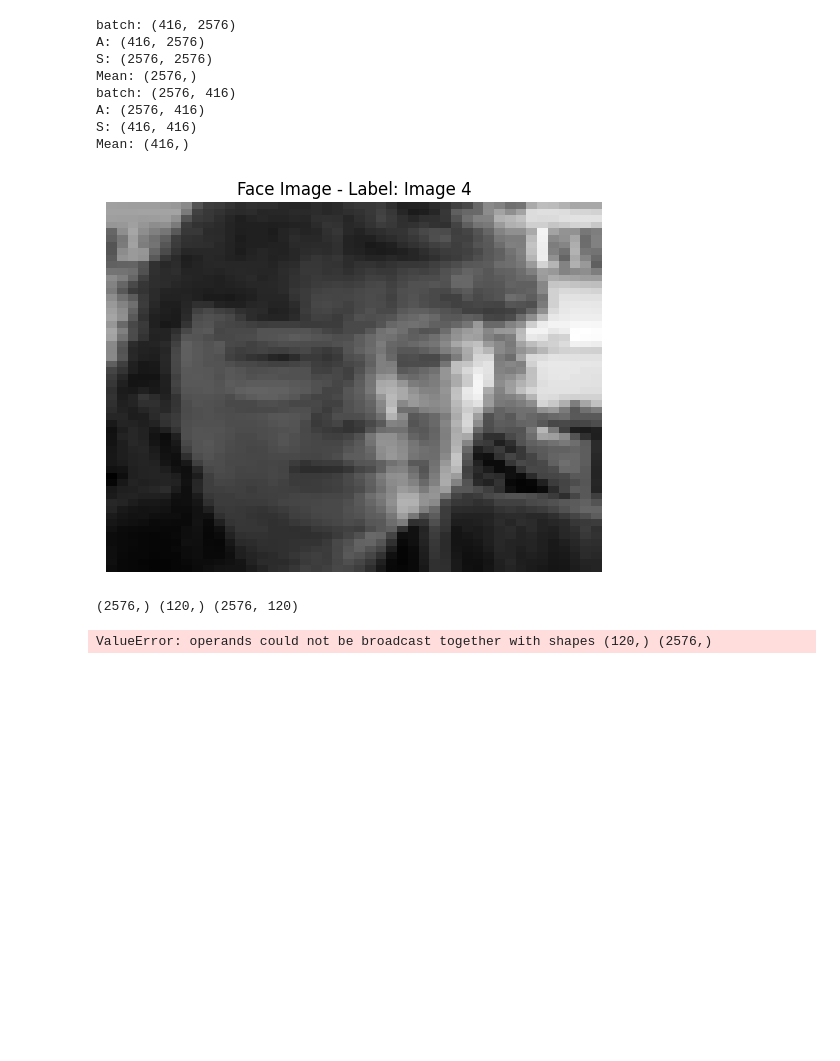
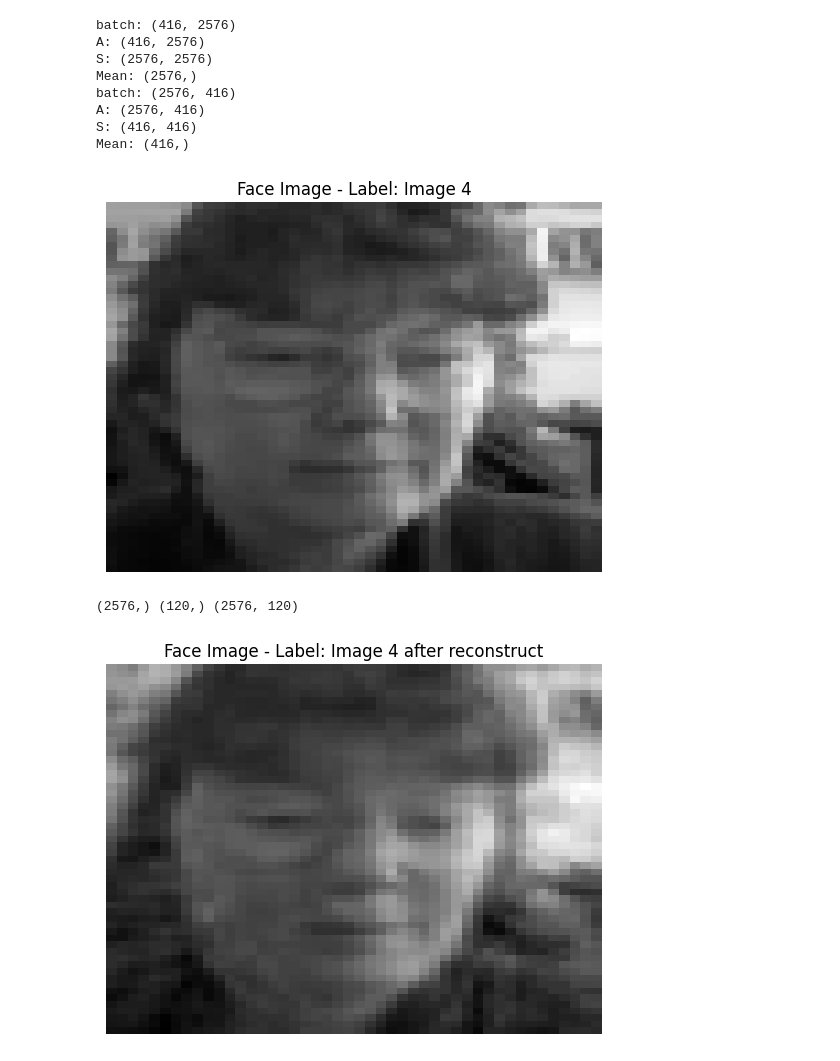
Before and after one commit to Swar2424/CS, a Jupyter notebook: eigenfaces copy.ipynb, the cells around one changed output. Saved outputs shown, nothing was run; the diff lists cells and outputs as text; code cells hidden in the pictures; blank space fills up the shorter version.

```diff
--- a/eigenfaces copy.ipynb
+++ b/eigenfaces copy.ipynb
@@ -96,28 +96,29 @@ Mean: (416,)
 # %%
 def deconstruct(image, eigenvects, mean):
     reduced = image - mean
     projected = np.zeros((eigenvects.shape[1]))
     for i, vector in enumerate(eigenvects.T) :
         projected[i] = np.dot(reduced, vector)
     return projected
 
 
 def reconstruct(projected, eigenvects, mean) :
     image = mean.copy()
     print(image.shape, projected.shape, eigenvects.shape)
-    for i, vector in enumerate(eigenvects.T) :
-        image += projected[i] * vector
+ #   for i, vector in enumerate(eigenvects) :
+ #       image += projected[i] * vector
 
-    return image + mean
+    image = mean + np.sum((eigenvects * projected), axis=1)
+    return image
 
 
 test_image = X[:, 4]
 display_image(test_image, "Image 4")
 projected = deconstruct(test_image, eigenvectors_AAT, mean1)
 re_image = reconstruct(projected, eigenvectors_AAT, mean1)
 
-display_image(projected, "Image 4 after reconstruct")
+display_image(re_image, "Image 4 after reconstruct")
 # %% [output]
 [figure]
 (2576,) (120,) (2576, 120)
-ValueError: operands could not be broadcast together with shapes (120,) (2576,)
+[figure, added]
```
Also changed, not shown: parts of 2 cells of this notebook.
